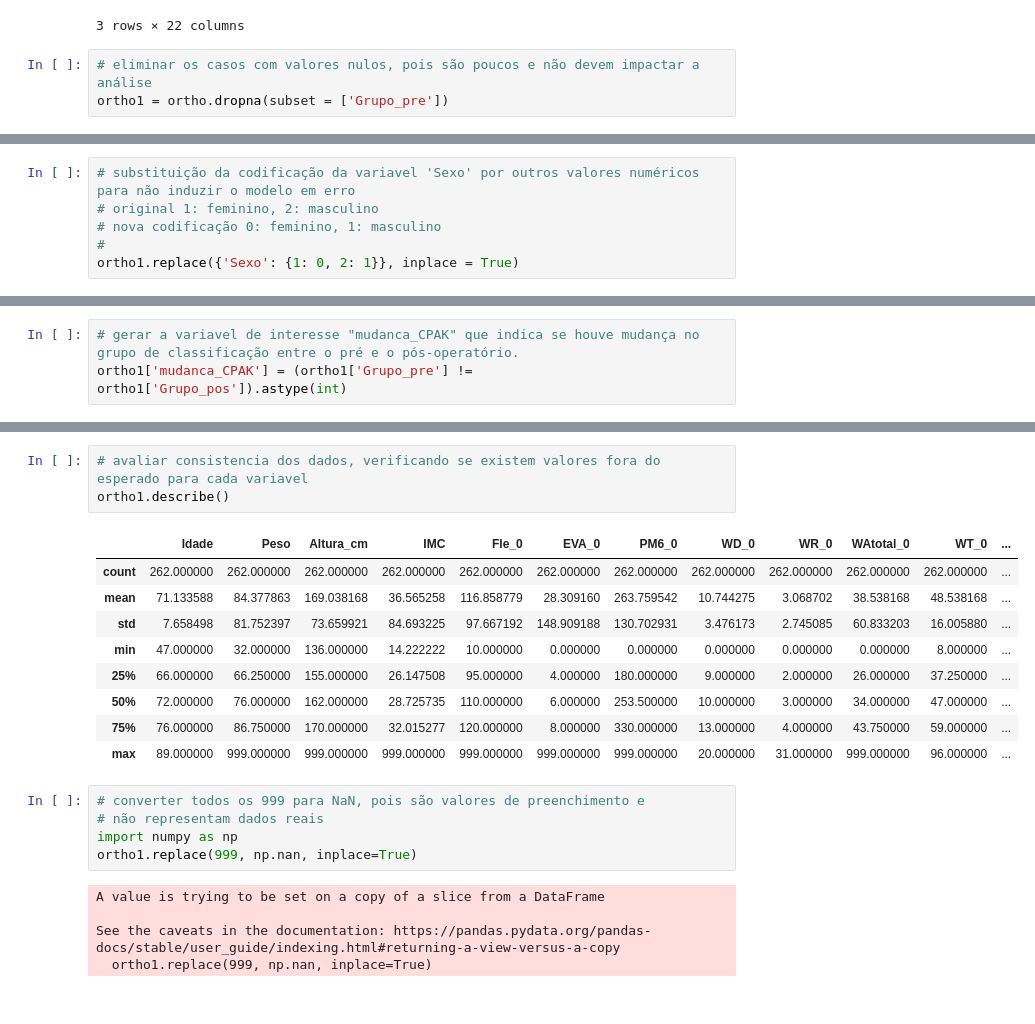
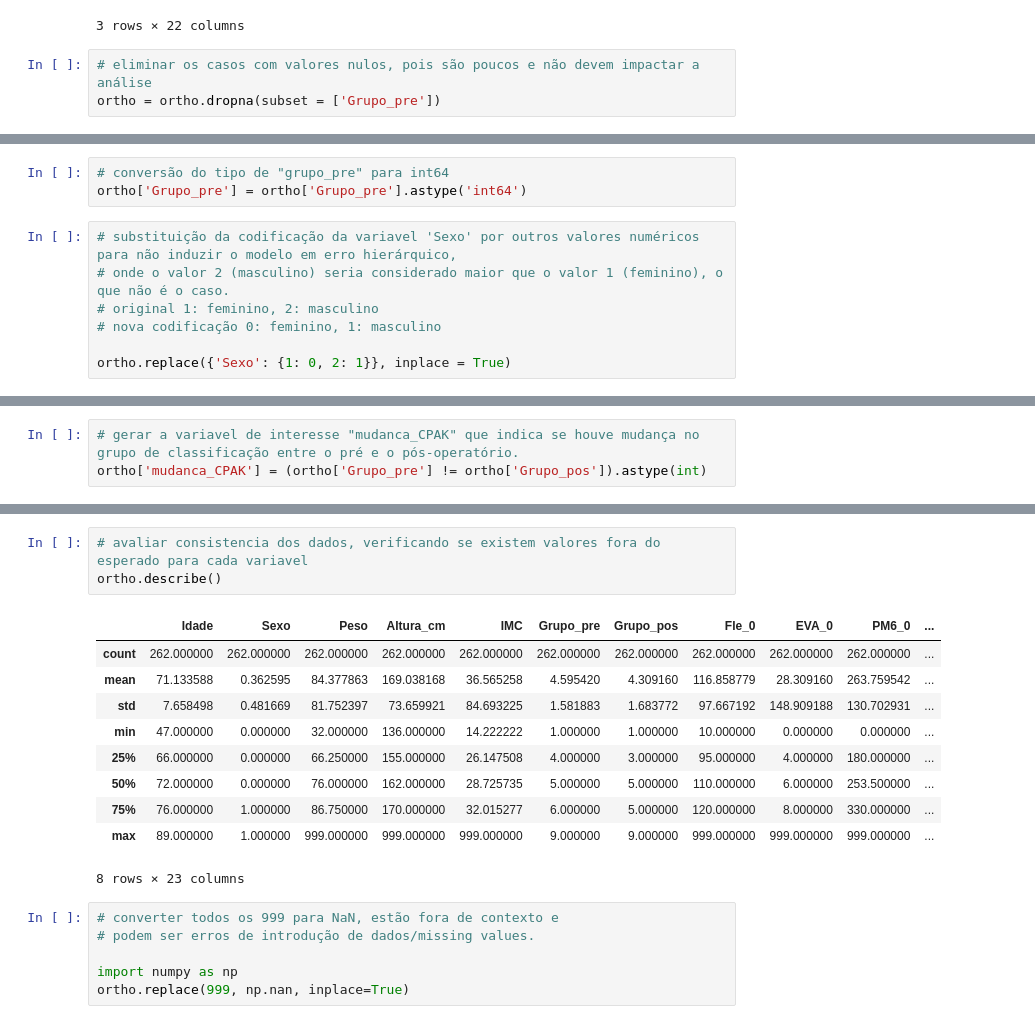
Before and after one commit to efigueira-hds/ML_Projeto_Final, a Jupyter notebook: EDA.ipynb, the cells around one changed output, grey strips where cells are left out. Drawn from its saved outputs; the diff is of its cells as text.

```diff
--- a/EDA.ipynb
+++ b/EDA.ipynb
@@ -84,6 +86,6 @@ missing_values
 3 rows × 22 columns
 # %%
 # eliminar os casos com valores nulos, pois são poucos e não devem impactar a análise
-ortho1 = ortho.dropna(subset = ['Grupo_pre'])
+ortho = ortho.dropna(subset = ['Grupo_pre'])
 # %%
 # verificar novamente a presença de valores nulos
@@ -106,9 +108,13 @@ WAtotal_90    0
 WT_90         0
 Satisfação    0
 dtype: int64
+# %%
+# conversão do tipo de "grupo_pre" para int64
+ortho['Grupo_pre'] = ortho['Grupo_pre'].astype('int64')
 # %%
-# substituição da codificação da variavel 'Sexo' por outros valores numéricos para não induzir o modelo em erro
+# substituição da codificação da variavel 'Sexo' por outros valores numéricos para não induzir o modelo em erro hierárquico,
+# onde o valor 2 (masculino) seria considerado maior que o valor 1 (feminino), o que não é o caso.
 # original 1: feminino, 2: masculino
 # nova codificação 0: feminino, 1: masculino
-#
-ortho1.replace({'Sexo': {1: 0, 2: 1}}, inplace = True)
+
+ortho.replace({'Sexo': {1: 0, 2: 1}}, inplace = True)
@@ -130,3 +121,3 @@ See the caveats in the documentation: https://pandas.pydata.org/pandas-docs/stab
 # %%
 # gerar a variavel de interesse "mudanca_CPAK" que indica se houve mudança no grupo de classificação entre o pré e o pós-operatório.
-ortho1['mudanca_CPAK'] = (ortho1['Grupo_pre'] != ortho1['Grupo_pos']).astype(int)
+ortho['mudanca_CPAK'] = (ortho['Grupo_pre'] != ortho['Grupo_pos']).astype(int)
@@ -187,24 +150,21 @@ See the caveats in the documentation: https://pandas.pydata.org/pandas-docs/stab
 # %%
 # avaliar consistencia dos dados, verificando se existem valores fora do esperado para cada variavel
-ortho1.describe()
+ortho.describe()
 # %% [output]
-|  | Idade | Peso | Altura_cm | IMC | Fle_0 | EVA_0 | PM6_0 | WD_0 | WR_0 | WAtotal_0 | WT_0 | ... |
-| count | 262.000000 | 262.000000 | 262.000000 | 262.000000 | 262.000000 | 262.000000 | 262.000000 | 262.000000 | 262.000000 | 262.000000 | 262.000000 | ... |
-| mean | 71.133588 | 84.377863 | 169.038168 | 36.565258 | 116.858779 | 28.309160 | 263.759542 | 10.744275 | 3.068702 | 38.538168 | 48.538168 | ... |
-| std | 7.658498 | 81.752397 | 73.659921 | 84.693225 | 97.667192 | 148.909188 | 130.702931 | 3.476173 | 2.745085 | 60.833203 | 16.005880 | ... |
-| min | 47.000000 | 32.000000 | 136.000000 | 14.222222 | 10.000000 | 0.000000 | 0.000000 | 0.000000 | 0.000000 | 0.000000 | 8.000000 | ... |
-| 25% | 66.000000 | 66.250000 | 155.000000 | 26.147508 | 95.000000 | 4.000000 | 180.000000 | 9.000000 | 2.000000 | 26.000000 | 37.250000 | ... |
-| 50% | 72.000000 | 76.000000 | 162.000000 | 28.725735 | 110.000000 | 6.000000 | 253.500000 | 10.000000 | 3.000000 | 34.000000 | 47.000000 | ... |
-| 75% | 76.000000 | 86.750000 | 170.000000 | 32.015277 | 120.000000 | 8.000000 | 330.000000 | 13.000000 | 4.000000 | 43.750000 | 59.000000 | ... |
-| max | 89.000000 | 999.000000 | 999.000000 | 999.000000 | 999.000000 | 999.000000 | 999.000000 | 20.000000 | 31.000000 | 999.000000 | 96.000000 | ... |
+|  | Idade | Sexo | Peso | Altura_cm | IMC | Grupo_pre | Grupo_pos | Fle_0 | EVA_0 | PM6_0 | ... |
+| count | 262.000000 | 262.000000 | 262.000000 | 262.000000 | 262.000000 | 262.000000 | 262.000000 | 262.000000 | 262.000000 | 262.000000 | ... |
+| mean | 71.133588 | 0.362595 | 84.377863 | 169.038168 | 36.565258 | 4.595420 | 4.309160 | 116.858779 | 28.309160 | 263.759542 | ... |
+| std | 7.658498 | 0.481669 | 81.752397 | 73.659921 | 84.693225 | 1.581883 | 1.683772 | 97.667192 | 148.909188 | 130.702931 | ... |
+| min | 47.000000 | 0.000000 | 32.000000 | 136.000000 | 14.222222 | 1.000000 | 1.000000 | 10.000000 | 0.000000 | 0.000000 | ... |
+| 25% | 66.000000 | 0.000000 | 66.250000 | 155.000000 | 26.147508 | 4.000000 | 3.000000 | 95.000000 | 4.000000 | 180.000000 | ... |
+| 50% | 72.000000 | 0.000000 | 76.000000 | 162.000000 | 28.725735 | 5.000000 | 5.000000 | 110.000000 | 6.000000 | 253.500000 | ... |
+| 75% | 76.000000 | 1.000000 | 86.750000 | 170.000000 | 32.015277 | 6.000000 | 5.000000 | 120.000000 | 8.000000 | 330.000000 | ... |
+| max | 89.000000 | 1.000000 | 999.000000 | 999.000000 | 999.000000 | 9.000000 | 9.000000 | 999.000000 | 999.000000 | 999.000000 | ... |
+8 rows × 23 columns
 # %%
-# converter todos os 999 para NaN, pois são valores de preenchimento e
-# não representam dados reais
+# converter todos os 999 para NaN, estão fora de contexto e
+# podem ser erros de introdução de dados/missing values.
+
 import numpy as np
-ortho1.replace(999, np.nan, inplace=True)
+ortho.replace(999, np.nan, inplace=True)
-# %% [output]
-A value is trying to be set on a copy of a slice from a DataFrame
-
-See the caveats in the documentation: https://pandas.pydata.org/pandas-docs/stable/user_guide/indexing.html#returning-a-view-versus-a-copy
-  ortho1.replace(999, np.nan, inplace=True)
 # %%
```
Also changed, not shown: parts of 24 cells of this notebook.
